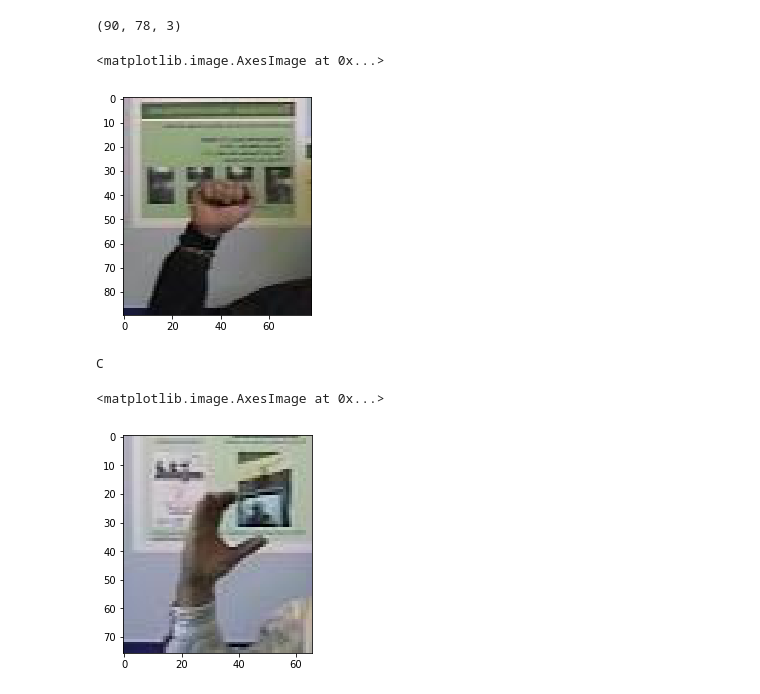
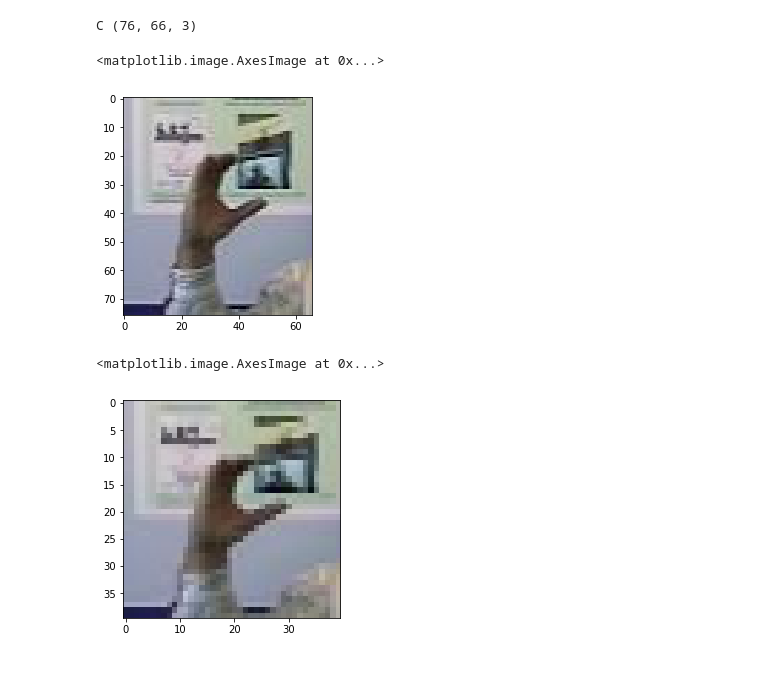
Before and after one commit to TalgatMIPT/sign_language_recognition, a Jupyter notebook: google_dataset.ipynb, the cells around one changed output. Drawn from its saved outputs; the diff is of its cells as text; code cells hidden in the pictures.

Commit message:
add function resize_picture

```diff
--- a/google_dataset.ipynb
+++ b/google_dataset.ipynb
@@ -12,9 +10 @@ Using TensorFlow backend.
-# %%
-x = plt.imread('Training/A/A-train430.jpg')
-print(x.shape)
-plt.imshow(x)
-# %% [output]
-(90, 78, 3)
-<matplotlib.image.AxesImage at 0x...>
-[figure, removed]
 # %%
@@ -35,12 +26,22 @@ def get_all_pictures(path):
     for name in names:
         X.append(plt.imread(name))
     return X, targets
+# %%
+# Меняем размер картинки
+from skimage.transform import resize
+def resize_picture(img, shape):
+    return resize(img, shape)
 # %%
 X, y = get_all_pictures('Training/')
 # %%
-print(y[2000])
+print(y[2000], X[2000].shape)
 plt.imshow(X[2000])
 # %% [output]
-C
+C (76, 66, 3)
 <matplotlib.image.AxesImage at 0x...>
 [figure]
+# %%
+plt.imshow(resize_picture(X[2000], (40, 40, 3)))
+# %% [output]
+<matplotlib.image.AxesImage at 0x...>
+[figure, added]
```
Also changed, not shown: parts of 2 cells of this notebook.
